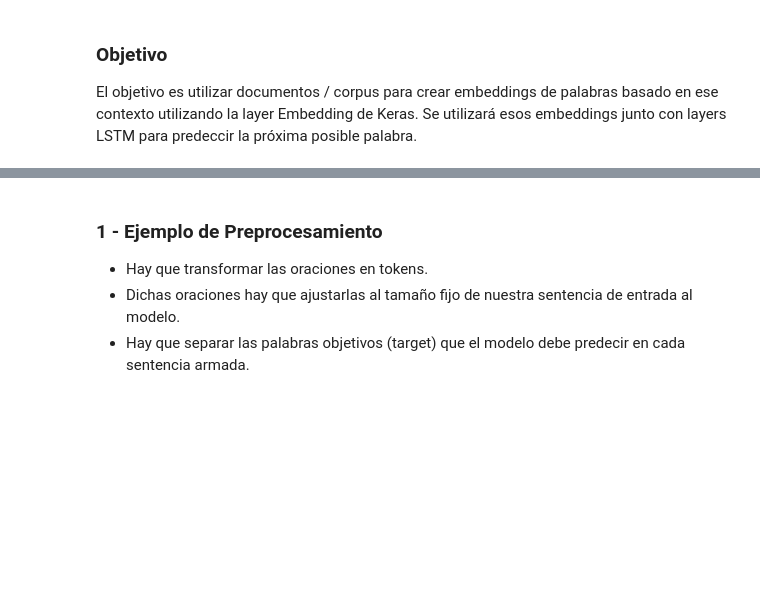
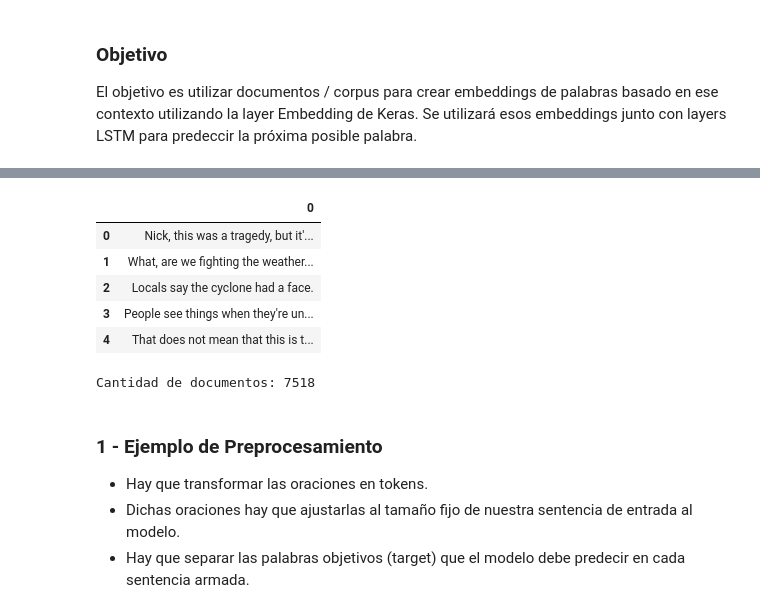
Before and after one commit to franz6ko/Plantilla-planificacion, a Jupyter notebook: challenge_4_word_prediction.ipynb, the cells around one changed output, grey strips where cells are left out. Drawn from its saved outputs; the diff is of its cells as text; code cells hidden in the pictures; blank space fills up the shorter version.

```diff
--- a/challenge_4_word_prediction.ipynb
+++ b/challenge_4_word_prediction.ipynb
@@ -42,0 +42,12 @@ os.listdir("./songs_dataset/")
+# %%
+# Peliculas incluidas
+import glob
+all_files = glob.glob("./Marvel Datasets/*")
+
+print("Nº total de peliculas", len(all_files))
+
+n = 4
+print("Usando", n, "peliculas")
+
+all_files = all_files[:n]
+all_files
@@ -43,9 +61,24 @@ os.listdir("./songs_dataset/")
 # %%
 # Armar el dataset utilizando salto de línea para separar las oraciones/docs
-df = pd.read_csv('songs_dataset/beatles.txt', sep='/n', header=None)
+li = []
+
+for filename in all_files:
+    df = pd.read_csv(filename, sep='/n', header=None, engine="python")
+    li.append(df)
+
+df = pd.concat(li, axis=0, ignore_index=True)
 df.head()
+# %% [output]
+|  | 0 |
+| 0 | Nick, this was a tragedy, but it'... |
+| 1 | What, are we fighting the weather... |
+| 2 | Locals say the cyclone had a face. |
+| 3 | People see things when they're un... |
+| 4 | That does not mean that this is t... |
 # %%
 print("Cantidad de documentos:", df.shape[0])
+# %% [output]
+Cantidad de documentos: 7518
 # %% [markdown]
 ### 1 - Ejemplo de Preprocesamiento
 - Hay que transformar las oraciones en tokens.
```
Also changed, not shown: parts of 43 cells of this notebook.
